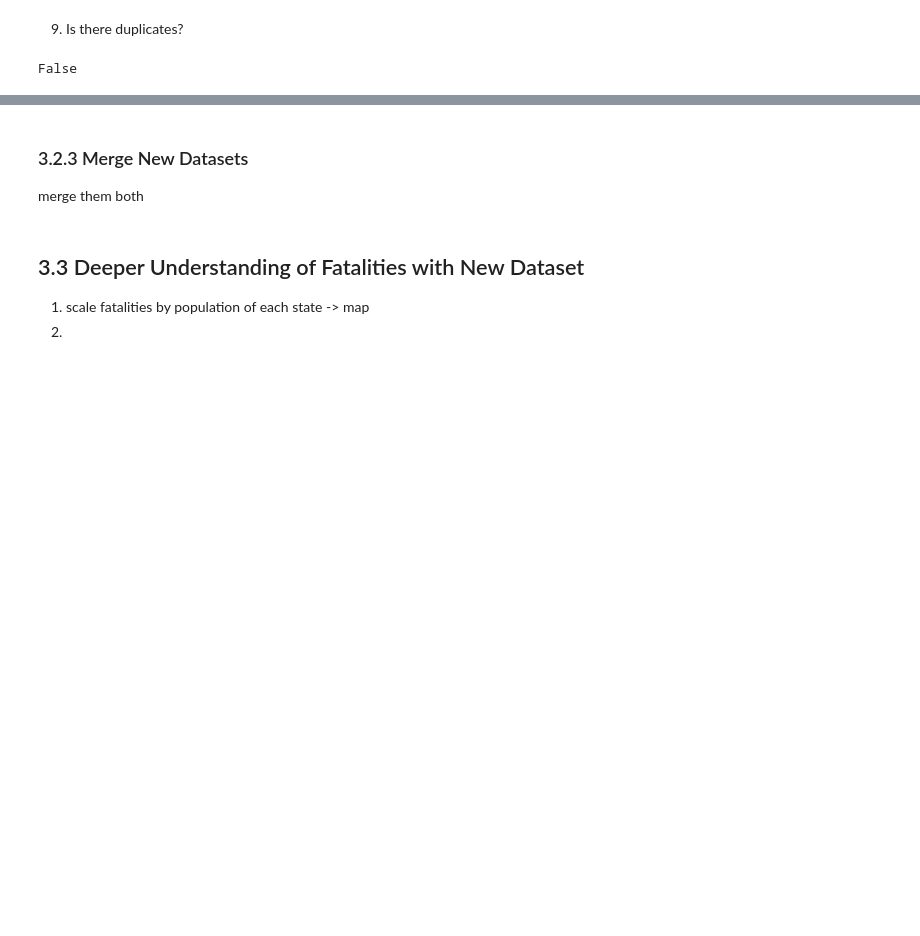
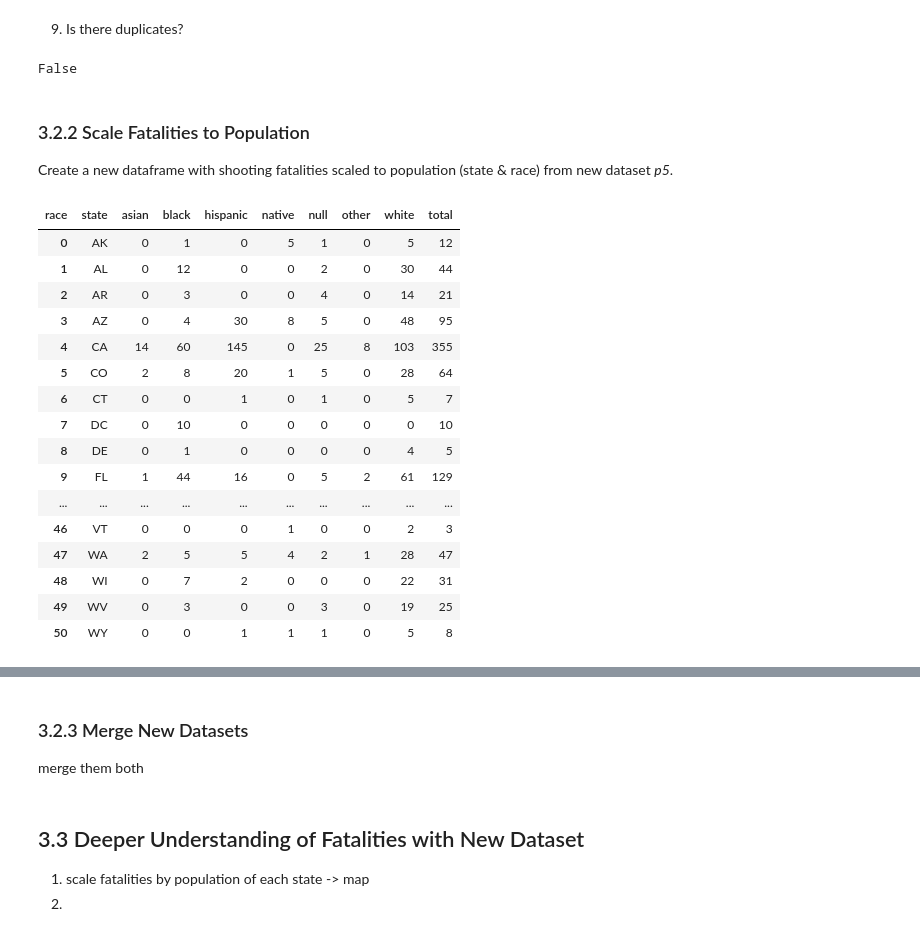
Before and after one commit to CelineChiLamNg/fatal_police_shootings, a Jupyter notebook: FatalPoliceShootings.ipynb, the cells around one changed output, grey strips where cells are left out. Drawn from its saved outputs; the diff is of its cells as text; code cells hidden in the pictures; blank space fills up the shorter version.

Commit message:
new dataset

```diff
--- a/FatalPoliceShootings.ipynb
+++ b/FatalPoliceShootings.ipynb
@@ -953,0 +866,35 @@ state_plot_data["death_count"] = state_plot_data["death_count"]
+# %% [markdown]
+### 3.2.2 Scale Fatalities to Population
+
+Create a new dataframe with shooting fatalities scaled to population (state
+& race) from new dataset *p5*.
+# %%
+grouped = (db_replaced.groupby(by=["state", "race"]).size().reset_index
+           (name="count"))
+pivot = pd.pivot_table(grouped, values="count", index="state",
+                       columns="race", fill_value=0)
+pivot["total"] = pivot.sum(axis=1)
+pivot = pivot.reset_index()
+
+for col in pivot.columns[1:]:
+    pivot[col] = pivot[col].astype("int64")
+
+pivot
+# %% [output]
+| race | state | asian | black | hispanic | native | null | other | white | total |
+| 0 | AK | 0 | 1 | 0 | 5 | 1 | 0 | 5 | 12 |
+| 1 | AL | 0 | 12 | 0 | 0 | 2 | 0 | 30 | 44 |
+| 2 | AR | 0 | 3 | 0 | 0 | 4 | 0 | 14 | 21 |
+| 3 | AZ | 0 | 4 | 30 | 8 | 5 | 0 | 48 | 95 |
+| 4 | CA | 14 | 60 | 145 | 0 | 25 | 8 | 103 | 355 |
+| 5 | CO | 2 | 8 | 20 | 1 | 5 | 0 | 28 | 64 |
+| 6 | CT | 0 | 0 | 1 | 0 | 1 | 0 | 5 | 7 |
+| 7 | DC | 0 | 10 | 0 | 0 | 0 | 0 | 0 | 10 |
+| 8 | DE | 0 | 1 | 0 | 0 | 0 | 0 | 4 | 5 |
+| 9 | FL | 1 | 44 | 16 | 0 | 5 | 2 | 61 | 129 |
+| ... | ... | ... | ... | ... | ... | ... | ... | ... | ... |
+| 46 | VT | 0 | 0 | 0 | 1 | 0 | 0 | 2 | 3 |
+| 47 | WA | 2 | 5 | 5 | 4 | 2 | 1 | 28 | 47 |
+| 48 | WI | 0 | 7 | 2 | 0 | 0 | 0 | 22 | 31 |
+| 49 | WV | 0 | 3 | 0 | 0 | 3 | 0 | 19 | 25 |
+| 50 | WY | 0 | 0 | 1 | 1 | 1 | 0 | 5 | 8 |
```
Also changed, not shown: parts of 25 cells of this notebook, 1 other file.
